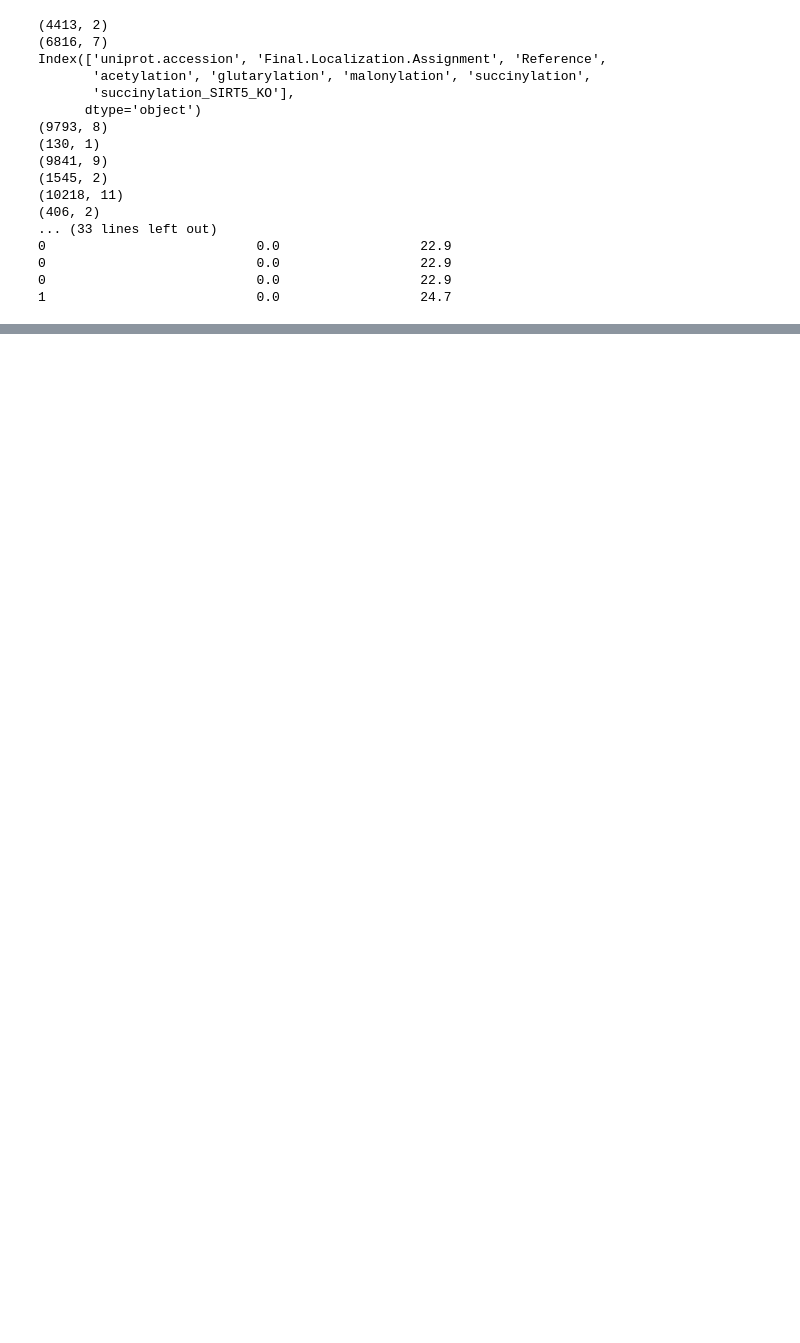
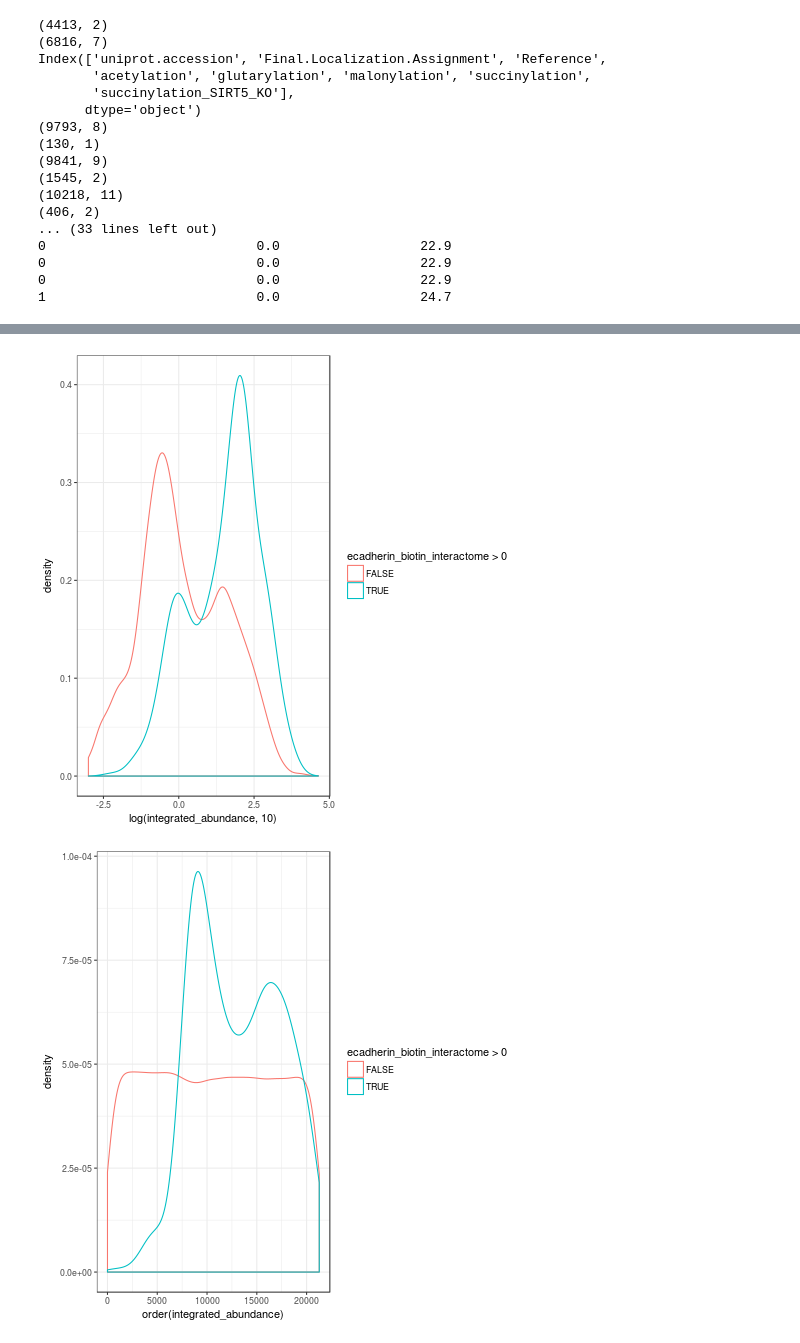
Before and after one commit to TomSmithCGAT/Lysine_mod, a Jupyter notebook: notebooks/Cadherin_enrichment.ipynb, the cells around one changed output, grey strips where cells are left out. Cells and saved outputs as stored; diff of their text form; code cells hidden in the pictures; blank space fills up the shorter version.

```diff
--- a/notebooks/Cadherin_enrichment.ipynb
+++ b/notebooks/Cadherin_enrichment.ipynb
@@ -336,0 +542,18 @@ print(p)
+# %%
+%%R
+p = ggplot(merged_protein_df, aes(x=log(integrated_abundance,10),
+                                  col=ecadherin_biotin_interactome>0)) +
+geom_density() +
+theme_bw()
+
+print(p)
+
+p = ggplot(merged_protein_df, aes(x=order(integrated_abundance),
+                                  col=ecadherin_biotin_interactome>0)) +
+geom_density() +
+theme_bw()
+
+print(p)
+# %% [output]
+[figure, added]
+[figure, added]
```
Also changed, not shown: parts of 20 cells of this notebook.
